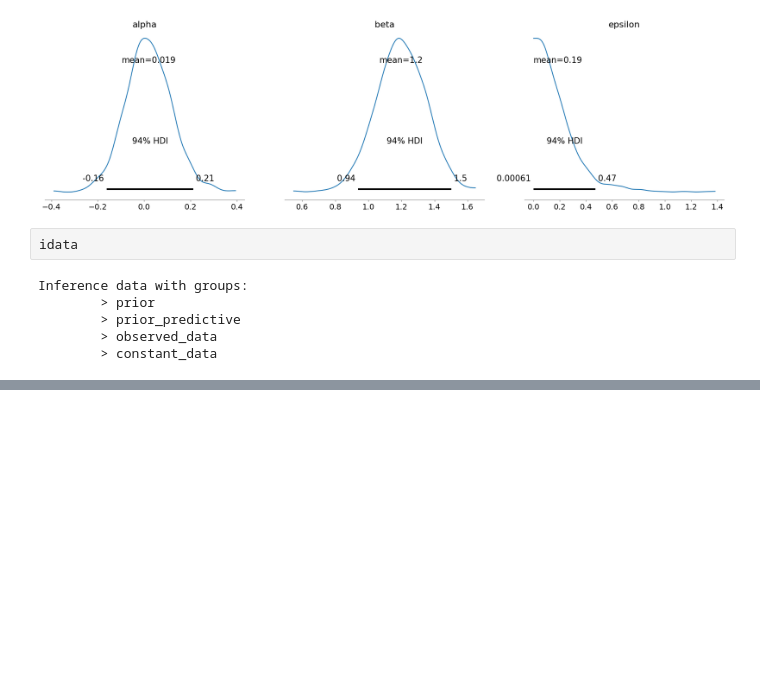
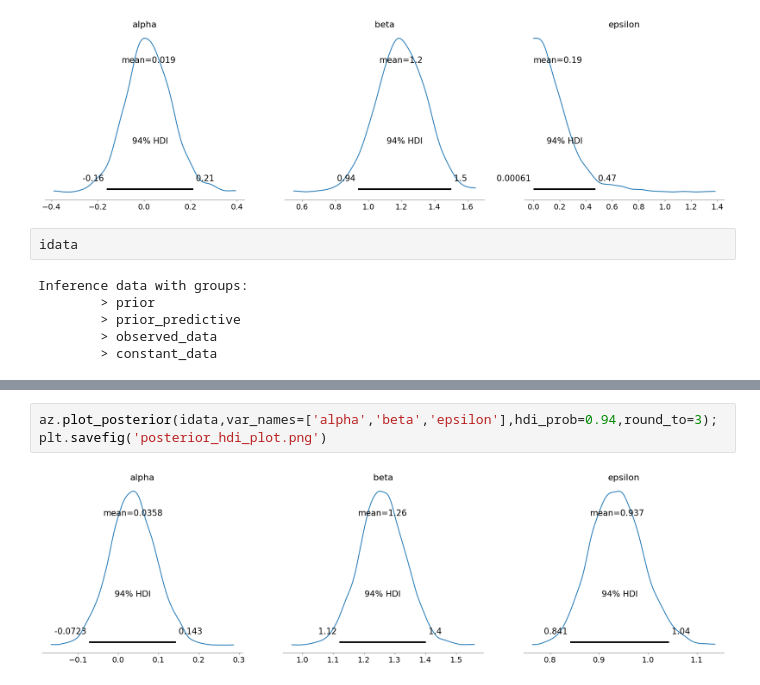
Before and after one commit to 892nske/pmlfin, a Jupyter notebook: paper.ipynb, the cells around one changed output, grey strips where cells are left out. Drawn from its saved outputs; the diff is of its cells as text; blank space fills up the shorter version.

```diff
--- a/paper.ipynb
+++ b/paper.ipynb
@@ -79,0 +103,5 @@ Inference data with groups:
+# %%
+az.plot_posterior(idata,var_names=['alpha','beta','epsilon'],hdi_prob=0.94,round_to=3);
+plt.savefig('posterior_hdi_plot.png')
+# %% [output]
+[figure, added]
```
Also changed, not shown: parts of 11 cells of this notebook, 4 other files.
